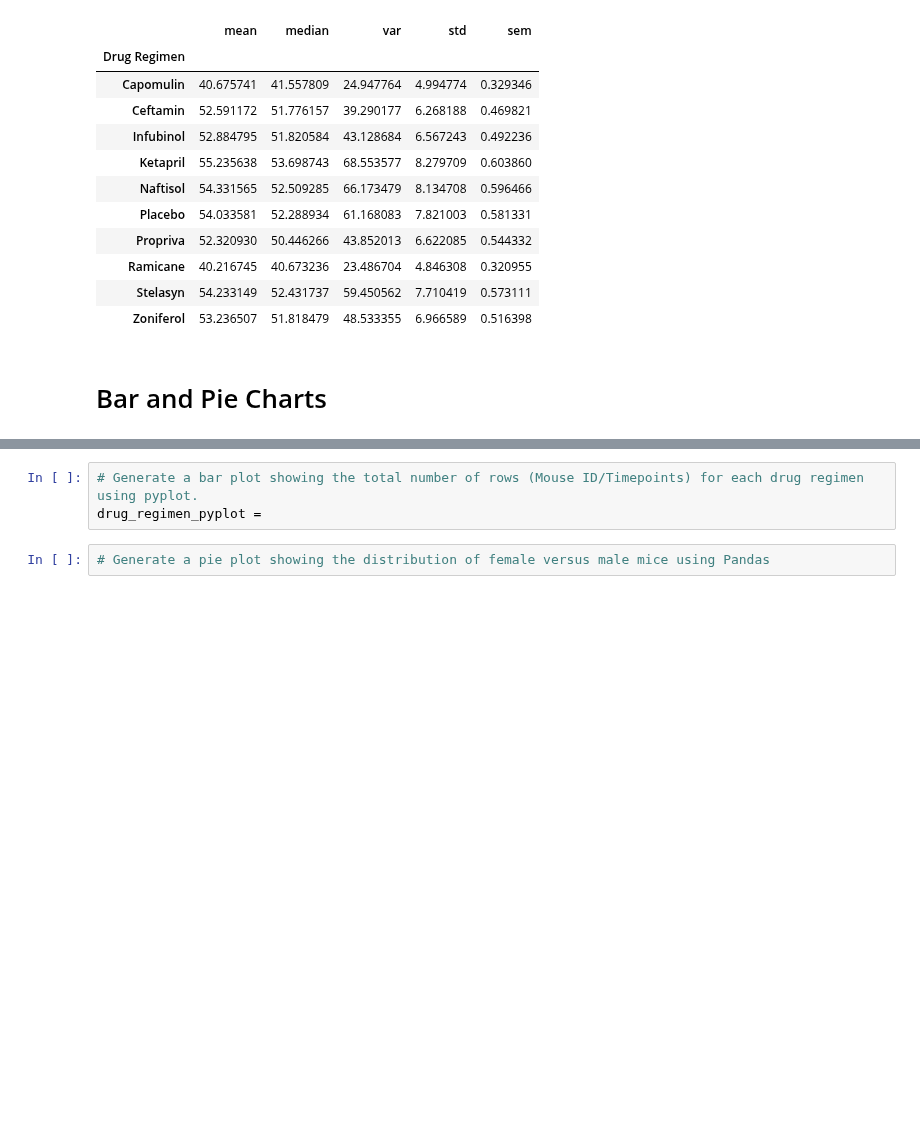
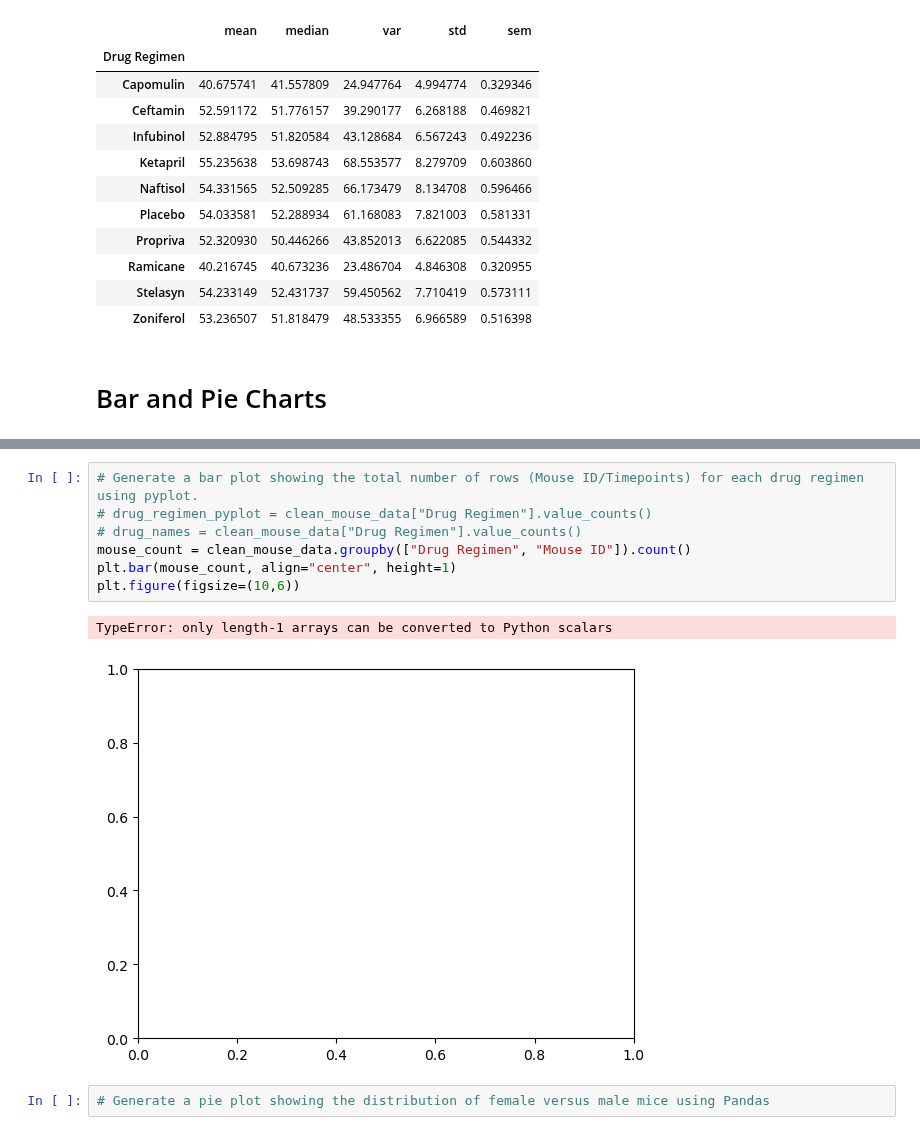
Before and after one commit to Data-Miner99/matplotlib-challenge, a Jupyter notebook: Pymaceuticals/pymaceuticals_code.ipynb, the cells around one changed output, grey strips where cells are left out. Cells and saved outputs as stored; diff of their text form; blank space fills up the shorter version.

Commit message:
Data Visualization

```diff
--- a/Pymaceuticals/pymaceuticals_code.ipynb
+++ b/Pymaceuticals/pymaceuticals_code.ipynb
@@ -164,7 +164,14 @@ drug_regimen_pdplot.texts = []
 [figure]
 # %%
 # Generate a bar plot showing the total number of rows (Mouse ID/Timepoints) for each drug regimen using pyplot.
-drug_regimen_pyplot =
+# drug_regimen_pyplot = clean_mouse_data["Drug Regimen"].value_counts()
+# drug_names = clean_mouse_data["Drug Regimen"].value_counts()
+mouse_count = clean_mouse_data.groupby(["Drug Regimen", "Mouse ID"]).count()
+plt.bar(mouse_count, align="center", height=1)
+plt.figure(figsize=(10,6))
+# %% [output]
+TypeError: only length-1 arrays can be converted to Python scalars
+[figure, added]
 # %%
 # Generate a pie plot showing the distribution of female versus male mice using Pandas
 # %%
```
Also changed, not shown: parts of 1 cell of this notebook.
